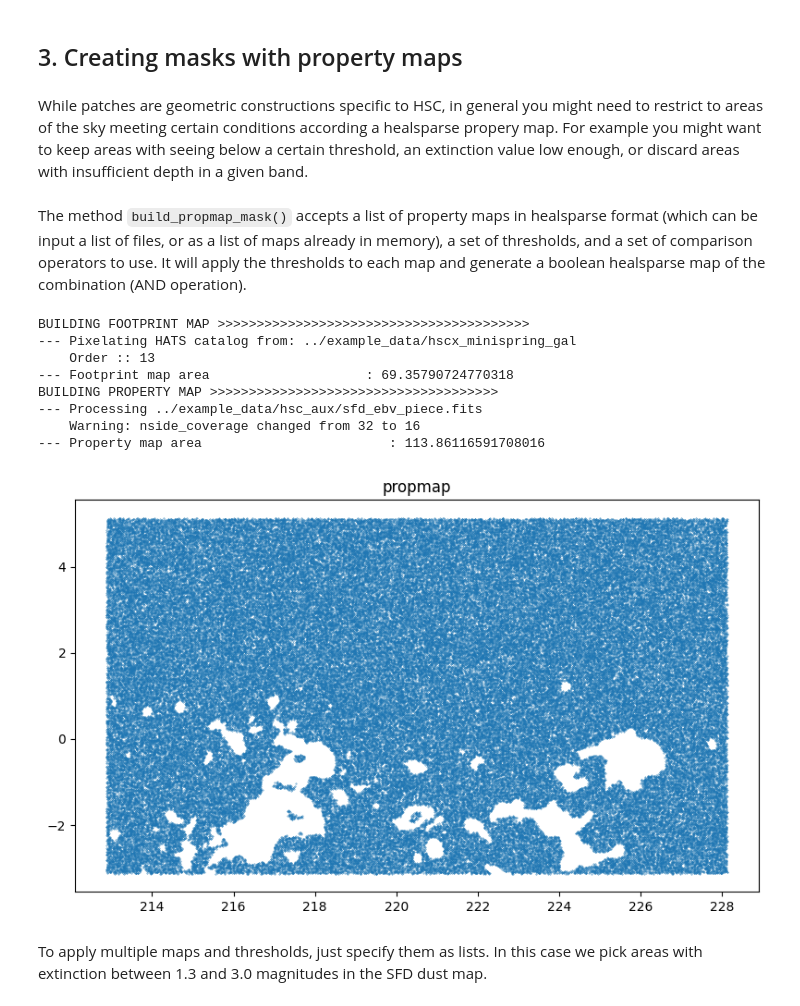
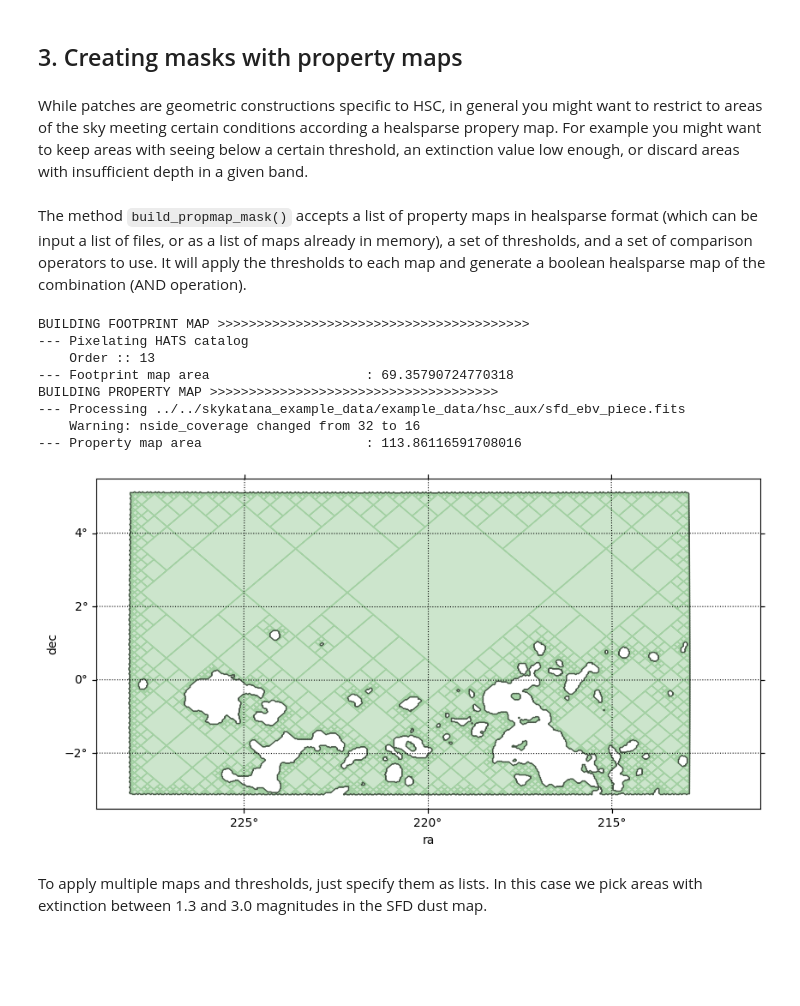
Before and after one commit to samotracio/skykatana, a Jupyter notebook: notebooks/indepth_usage.ipynb, the cells around one changed output. Cells and saved outputs as stored; diff of their text form; code cells hidden in the pictures; blank space fills up the shorter version.

```diff
--- a/notebooks/indepth_usage.ipynb
+++ b/notebooks/indepth_usage.ipynb
@@ -246,26 +292,32 @@ mkp3.plot(stage='patchmap', figsize=[10,4])
 # %% [markdown]
 ## 3. Creating masks with property maps
 # %% [markdown]
-While patches are geometric constructions specific to HSC, in general you might need to restrict to areas of the sky meeting certain conditions according a healsparse propery map. For example you might want to keep areas with seeing below a certain threshold, an extinction value low enough, or discard areas with insufficient depth in a given band.
+While patches are geometric constructions specific to HSC, in general you might want to restrict to areas of the sky meeting certain conditions according a healsparse propery map. For example you might want to keep areas with seeing below a certain threshold, an extinction value low enough, or discard areas with insufficient depth in a given band.
 # %% [markdown]
 The method `build_propmap_mask()` accepts a list of property maps in healsparse format (which can be input a list of files, or as a list of maps already in memory), a set of thresholds, and a set of comparison operators to use. It will apply the thresholds to each map and generate a boolean healsparse map of the combination (AND operation).
 # %%
 mkp = SkyMaskPipe(order_out=13, order_cov=4)    # nside_coverage = 2^4 = 16
-mkp.build_footprint_mask(hatscat=HATSCAT)
+mkp.build_footprint_mask(sources=sources)
 mkp.build_propmap_mask(prop_maps=PROPMAP_FILE,thresholds=1.3,comparisons='lt')  # this maps has nside_coverage = 2^5 = 32
 # %% [output]
 BUILDING FOOTPRINT MAP >>>>>>>>>>>>>>>>>>>>>>>>>>>>>>>>>>>>>>>>
---- Pixelating HATS catalog from: ../example_data/hscx_minispring_gal
+--- Pixelating HATS catalog
     Order :: 13
 --- Footprint map area                    : 69.35790724770318
 BUILDING PROPERTY MAP >>>>>>>>>>>>>>>>>>>>>>>>>>>>>>>>>>>>>
---- Processing ../example_data/hsc_aux/sfd_ebv_piece.fits
+--- Processing ../../skykatana_example_data/example_data/hsc_aux/sfd_ebv_piece.fits
     Warning: nside_coverage changed from 32 to 16
---- Property map area                        : 113.86116591708016
+--- Property map area                     : 113.86116591708016
 # %%
-mkp.plot(stage='propmap', nr=200_000, s=0.1, figsize=[8,5])
+# To change the visualization method, plot the MOC instead of the normal plot() with randoms
+import astropy.units as u
+from astropy.coordinates import SkyCoord
+
+center = SkyCoord(220*u.deg, 1*u.deg)   # center of plot
+fov    = 9 * u.deg                      # field of view
+mkp.plot_moc(stage='propmap', center=center, fov=fov);
 # %% [output]
-[figure, old version]
+[figure, new version]
 # %% [markdown]
 To apply multiple maps and thresholds, just specify them as lists. In this case we pick areas with extinction between 1.3 and 3.0 magnitudes in the SFD dust map.
 # %%
```
Also changed, not shown: parts of 34 cells of this notebook, 2 other files.
